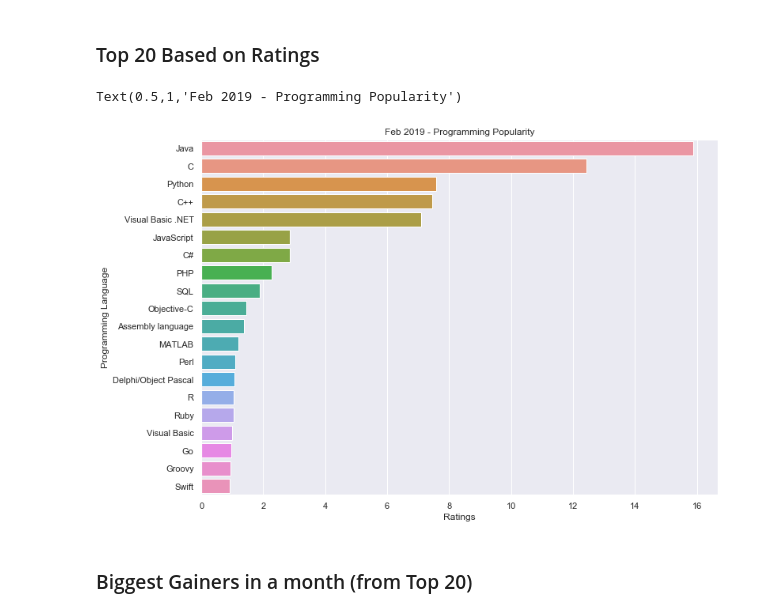
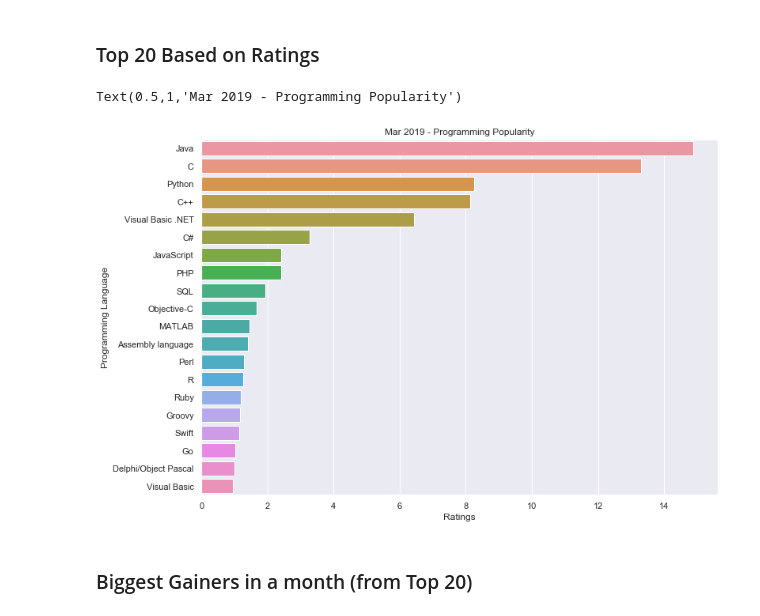
Before and after one commit to amrrs/visualize_tiobeindexpy, a Jupyter notebook: Visualize Programming Language Popularity using tiobeindexpy.ipynb, the cells around one changed output. Drawn from its saved outputs; the diff is of its cells as text; code cells hidden in the pictures.

```diff
--- a/Visualize Programming Language Popularity using tiobeindexpy.ipynb
+++ b/Visualize Programming Language Popularity using tiobeindexpy.ipynb
@@ -32,10 +32,10 @@ top_20['Ratings'] = top_20.loc[:,'Ratings'].apply(lambda x: float(x.strip("%")))
 # %% [markdown]
 ### Top 20 Based on Ratings
 # %%
-sns.barplot('Ratings', 'Programming Language', data = top_20).set_title('Feb 2019 - Programming Popularity')
+sns.barplot('Ratings', 'Programming Language', data = top_20).set_title('Mar 2019 - Programming Popularity')
 # %% [output]
-Text(0.5,1,'Feb 2019 - Programming Popularity')
+Text(0.5,1,'Mar 2019 - Programming Popularity')
-[figure, old version]
+[figure, new version]
 # %% [markdown]
 ### Biggest Gainers in a month (from Top 20)
 # %%
```
Also changed, not shown: parts of 3 cells of this notebook, 6 other files.
